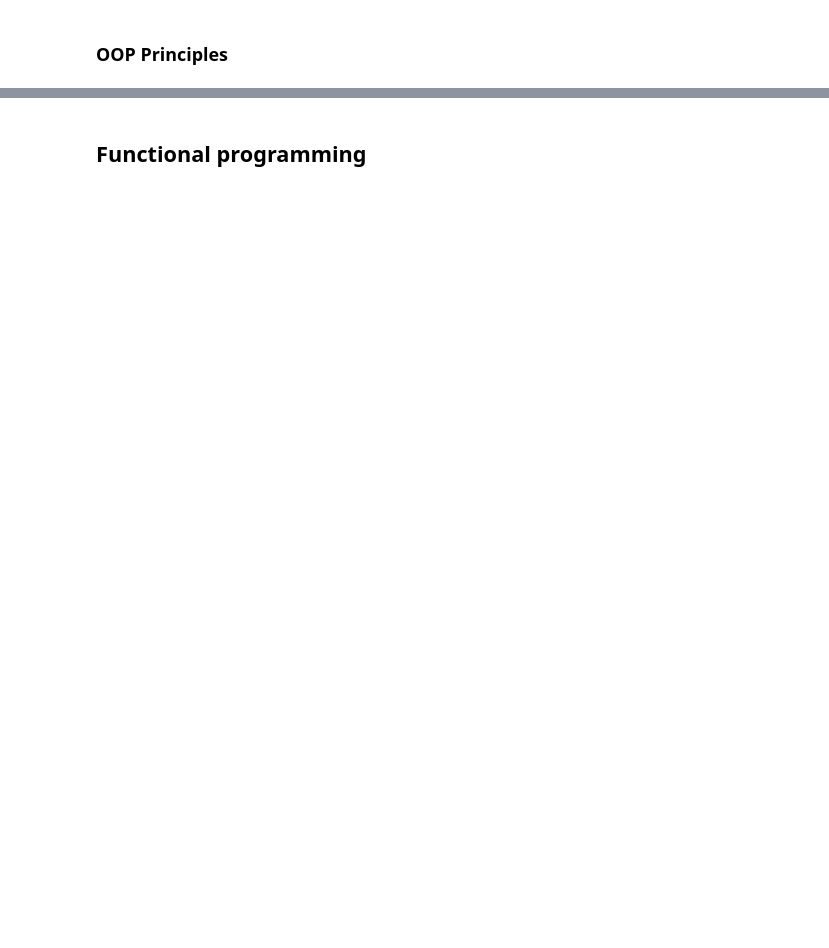
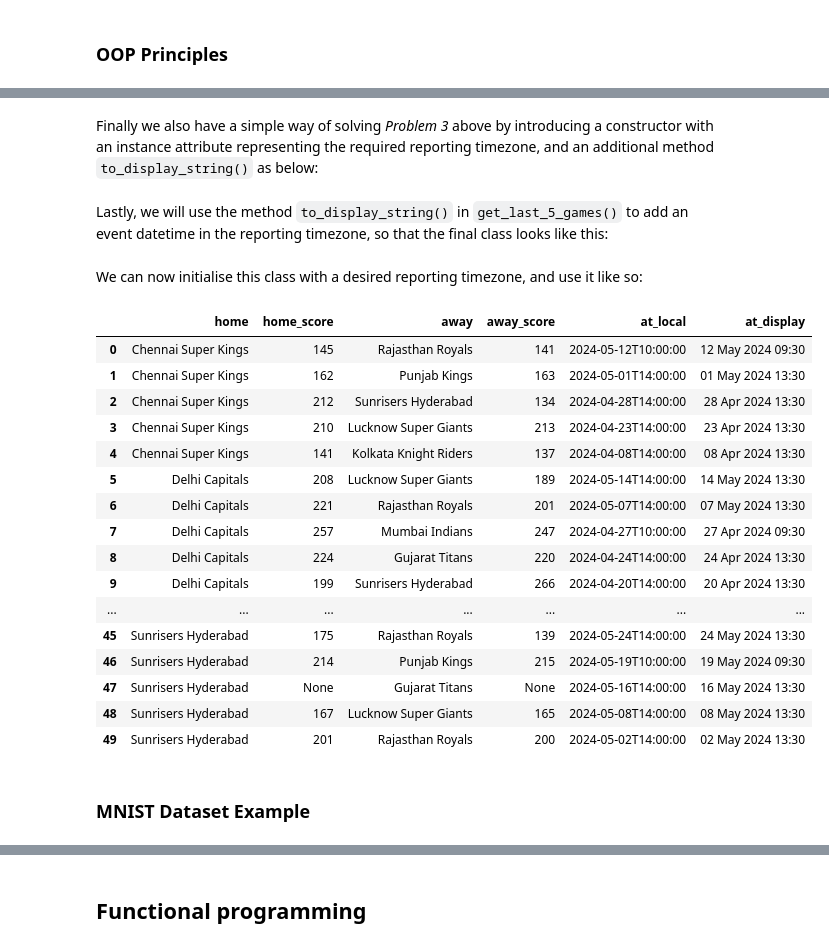
Before and after one commit to apandey306/SD4DS, a Jupyter notebook: 04_OOP_and_FP/chapter_04.ipynb, the cells around one changed output, grey strips where cells are left out. Drawn from its saved outputs; the diff is of its cells as text; code cells hidden in the pictures; blank space fills up the shorter version.

Commit message:
Updates for Lecture 4. Examples for OOP.

```diff
--- a/04_OOP_and_FP/chapter_04.ipynb
+++ b/04_OOP_and_FP/chapter_04.ipynb
@@ -146,0 +202,19 @@ india.fit_trendline()
+# %%
+import requests
+import urllib.parse
+def get_last_5_games(team_id):
+    base_url = "https://www.thesportsdb.com/api/v1/json/3/eventslast.php"
+    query_string = "id=%s" % (team_id)
+    request_url = base_url + '?' + query_string
+    response = requests.get(request_url)
+    # print(response.text)
+
+    games_json = response.json()["results"]
+    games = [{
+        "home": json["strHomeTeam"],
+        "home_score": json["intHomeScore"],
+        "away": json["strAwayTeam"],
+        "away_score": json["intAwayScore"],
+        "at": json["strTimestamp"
+    ]} for json in games_json]
+    return games
@@ -146,0 +223,9 @@ india.fit_trendline()
+# %%
+from itertools import chain
+def get_last_5_games_for_league(league):
+    teams = get_teams_in_league(league)
+    # print (teams)
+    last_5_by_team = [get_last_5_games(team["id"]) for team in teams]
+    # print (last_5_by_team)
+    last_5_by_team = list(chain.from_iterable(last_5_by_team))
+    return last_5_by_team
@@ -146,0 +277,8 @@ india.fit_trendline()
+# %%
+%prun
+api_call = requests.get("https://www.thesportsdb.com/api/v1/json/3/searchteams.php?t=Arsenal")
+storage = api_call.json()
+for team in storage["teams"]:
+    print(team["strTeamBadge"])
+    print(team["strStadium"])
+    print(team["strLeague"])
@@ -146,0 +465,2 @@ india.fit_trendline()
+# %% [markdown]
+Finally we also have a simple way of solving <i>Problem 3</i> above by introducing a constructor with an instance attribute representing the required reporting timezone, and an additional method `to_display_string()` as below:
@@ -146,0 +482,2 @@ india.fit_trendline()
+# %% [markdown]
+Lastly, we will use the method `to_display_string()` in `get_last_5_games()` to add an event datetime in the reporting timezone, so that the final class looks like this:
@@ -146,0 +558,27 @@ india.fit_trendline()
+# %% [markdown]
+We can now initialise this class with a desired reporting timezone, and use it like so:
+# %%
+import pandas as pd
+sdb = SportsDB(timezone="Indian/Maldives")
+last_5_games = sdb.get_last_5_games_for_league("Indian Premier League")
+pd.DataFrame(last_5_games)
+# %% [output]
+|  | home | home_score | away | away_score | at_local | at_display |
+| 0 | Chennai Super Kings | 145 | Rajasthan Royals | 141 | 2024-05-12T10:00:00 | 12 May 2024 09:30 |
+| 1 | Chennai Super Kings | 162 | Punjab Kings | 163 | 2024-05-01T14:00:00 | 01 May 2024 13:30 |
+| 2 | Chennai Super Kings | 212 | Sunrisers Hyderabad | 134 | 2024-04-28T14:00:00 | 28 Apr 2024 13:30 |
+| 3 | Chennai Super Kings | 210 | Lucknow Super Giants | 213 | 2024-04-23T14:00:00 | 23 Apr 2024 13:30 |
+| 4 | Chennai Super Kings | 141 | Kolkata Knight Riders | 137 | 2024-04-08T14:00:00 | 08 Apr 2024 13:30 |
+| 5 | Delhi Capitals | 208 | Lucknow Super Giants | 189 | 2024-05-14T14:00:00 | 14 May 2024 13:30 |
+| 6 | Delhi Capitals | 221 | Rajasthan Royals | 201 | 2024-05-07T14:00:00 | 07 May 2024 13:30 |
+| 7 | Delhi Capitals | 257 | Mumbai Indians | 247 | 2024-04-27T10:00:00 | 27 Apr 2024 09:30 |
+| 8 | Delhi Capitals | 224 | Gujarat Titans | 220 | 2024-04-24T14:00:00 | 24 Apr 2024 13:30 |
+| 9 | Delhi Capitals | 199 | Sunrisers Hyderabad | 266 | 2024-04-20T14:00:00 | 20 Apr 2024 13:30 |
+| ... | ... | ... | ... | ... | ... | ... |
+| 45 | Sunrisers Hyderabad | 175 | Rajasthan Royals | 139 | 2024-05-24T14:00:00 | 24 May 2024 13:30 |
+| 46 | Sunrisers Hyderabad | 214 | Punjab Kings | 215 | 2024-05-19T10:00:00 | 19 May 2024 09:30 |
+| 47 | Sunrisers Hyderabad | None | Gujarat Titans | None | 2024-05-16T14:00:00 | 16 May 2024 13:30 |
+| 48 | Sunrisers Hyderabad | 167 | Lucknow Super Giants | 165 | 2024-05-08T14:00:00 | 08 May 2024 13:30 |
+| 49 | Sunrisers Hyderabad | 201 | Rajasthan Royals | 200 | 2024-05-02T14:00:00 | 02 May 2024 13:30 |
+# %% [markdown]
+### MNIST Dataset Example
```
Also changed, not shown: parts of 32 cells of this notebook, 3 other files.
